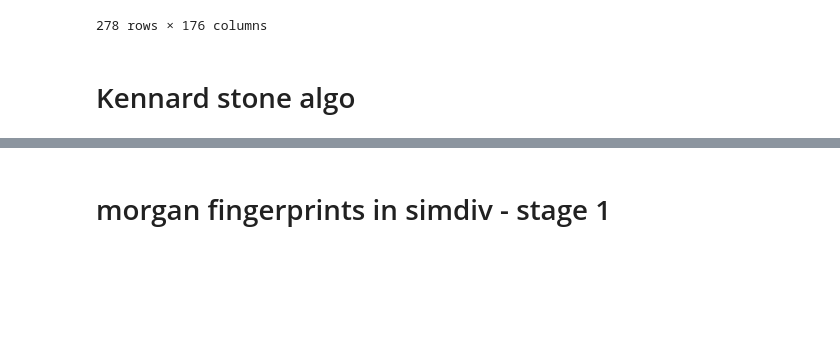
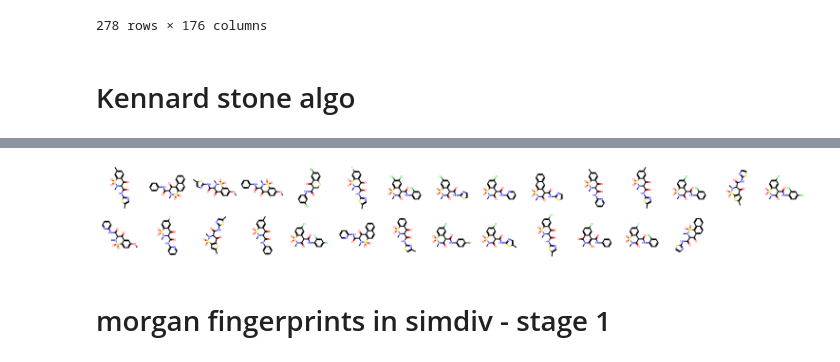
Before and after one commit to MARC0041/neovarsity_chemoinformatics, a Jupyter notebook: chapters10_minmaxdiversity_2.ipynb, the cells around one changed output, grey strips where cells are left out. Saved outputs shown, nothing was run; the diff lists cells and outputs as text; code cells hidden in the pictures; blank space fills up the shorter version.

```diff
--- a/chapters10_minmaxdiversity_2.ipynb
+++ b/chapters10_minmaxdiversity_2.ipynb
@@ -143,4 +143,5 @@ full_df_with_descr
 # %% [markdown]
 # Kennard stone algo
 # %%
-from kenna
+from kennard_stone import train_test_split
+ks_x_train, ks_x_test, ks_y_train, ks_y_test = train_test_split(descr_df_full, df["Inhibition, %"], train_size=0.8, random_state=42)
@@ -146,0 +152,5 @@ from kenna
+# %%
+ts_selected_vector = descr_df_full.index.isin(ks_x_test.index)
+Draw.MolsToGridImage(df.loc[ts_selected_vector]["Mol"], molsPerRow=15, subImgSize=(100,100))
+# %% [output]
+[figure, added]
```
Also changed, not shown: parts of 2 cells of this notebook.
